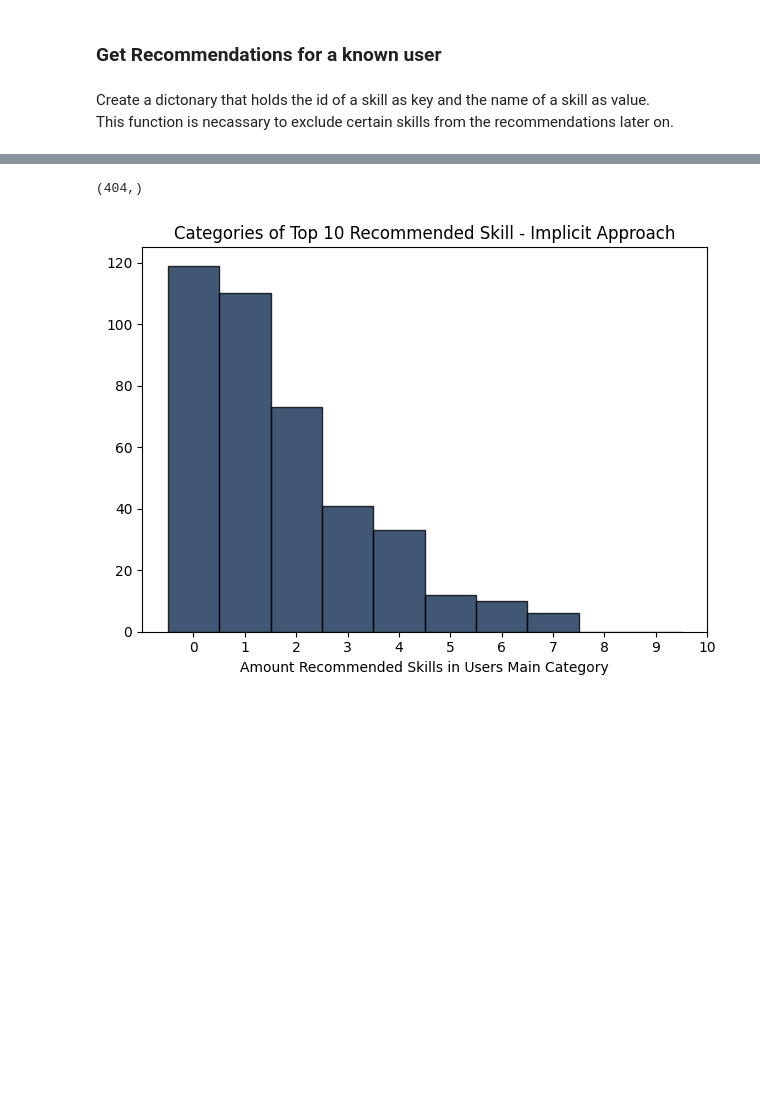
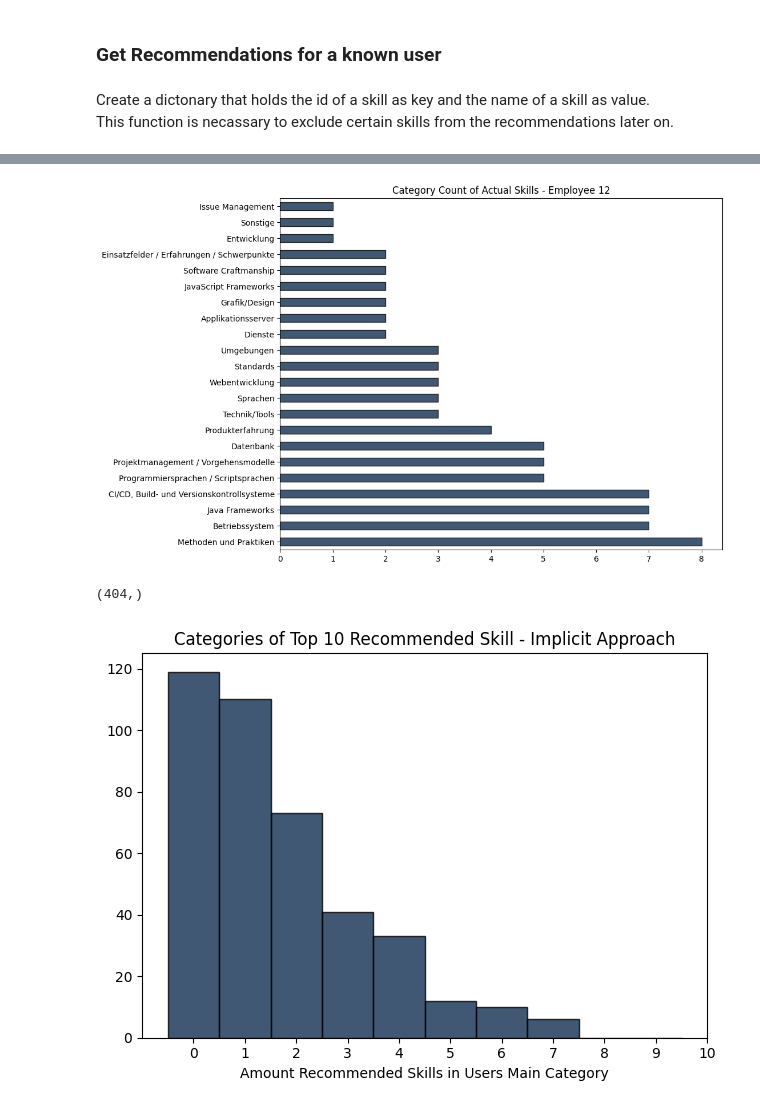
Before and after one commit to maximizer36/DS_AP, a Jupyter notebook: AP_binary_implicit_präsi.ipynb, the cells around one changed output, grey strips where cells are left out. Cells and saved outputs as stored; diff of their text form; code cells hidden in the pictures; blank space fills up the shorter version.

```diff
--- a/AP_binary_implicit_präsi.ipynb
+++ b/AP_binary_implicit_präsi.ipynb
@@ -798,3 +804,33 @@ get_recommendations(model, userid, train_mat,test_mat,  n = 5)
+# %%
+def evaluate_employee_recoms(userid:int,n:int):
+    '''
+    Function showing recommendation along with actually possessed skills and categories to provide some context.
+    ----------
+    Parameters:
+    userid : int
+    The user id of the employee who's recommendation are to be evaluated.
+    n : int
+    Amount recommendation and skills to be shown.
+    ----------
+    Returns:
+    DataFrame containing recommendations and actually possessed skills.
+    '''
+    fig = plt.figure(figsize=(10,8))
+   #fig, axes = plt.subplots(2,1,figsize=(10,8))
+    # get categories of actual skills
+    userid = userid_dictonary[userid]
+    skill_catgegories = df[df["person"] == userid]["category"].value_counts()
+    skill_catgegories.plot(
+                            kind="barh",
+                            #ylabel="Count",
+                            title="Category Count of Actual Skills - Employee "+str(userid),
+                            color="#112e51",
+                            edgecolor='k',
+                            alpha=0.8)
+# %%
+evaluate_employee_recoms(0,5)
+# %% [output]
+[figure, added]
 # %%
 occurence = np.zeros(len(PERSONS))
 for i,p in enumerate(PERSONS):
```
Also changed, not shown: parts of 7 cells of this notebook, 5 other files.
